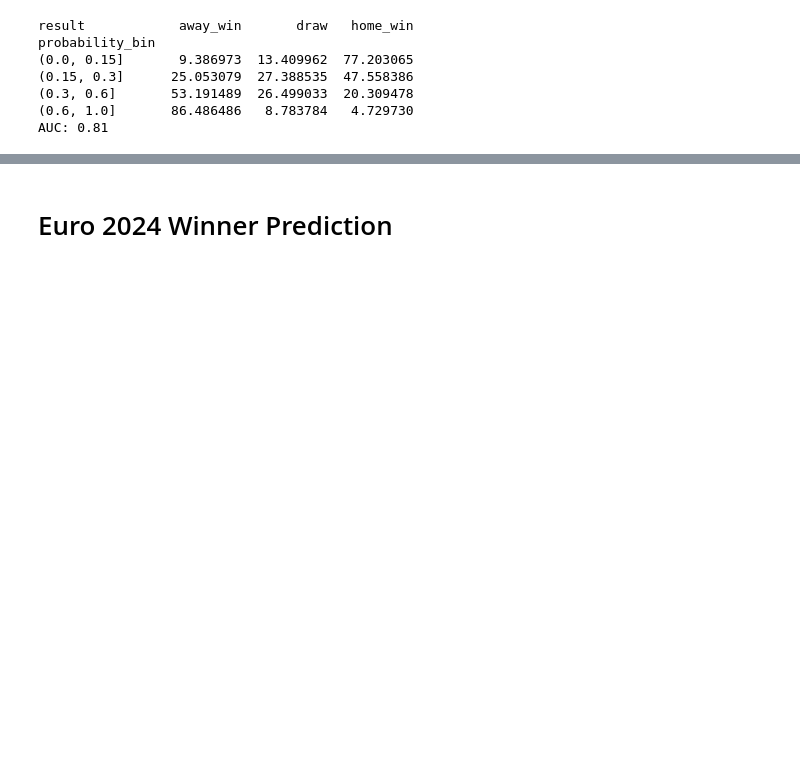
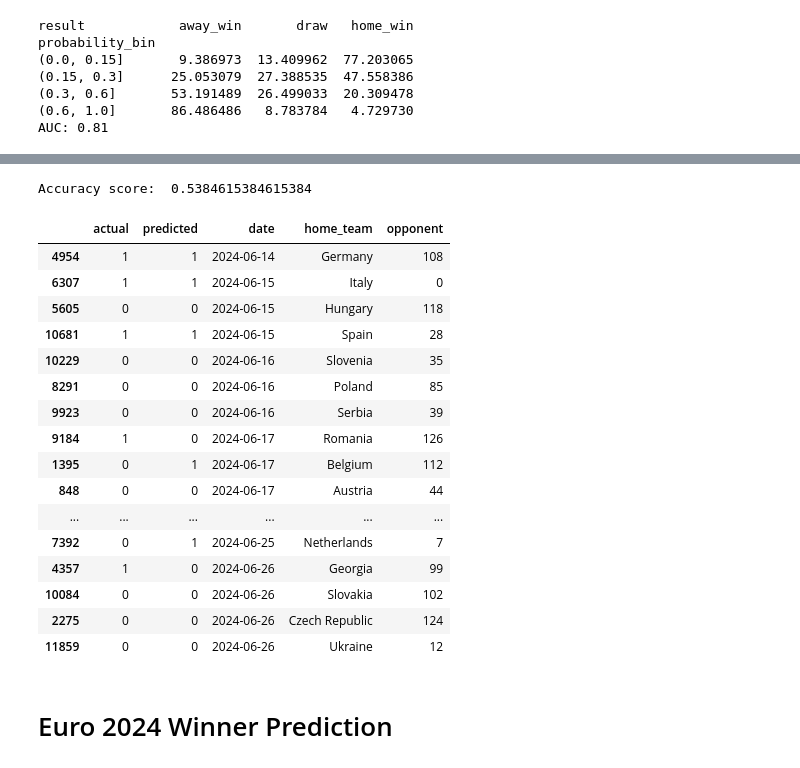
Before and after one commit to 0101dusica/RI-UEFA-Euro-2024, a Jupyter notebook: euro.ipynb, the cells around one changed output, grey strips where cells are left out. Drawn from its saved outputs; the diff is of its cells as text; code cells hidden in the pictures; blank space fills up the shorter version.

```diff
--- a/euro.ipynb
+++ b/euro.ipynb
@@ -559,0 +602,15 @@ AUC: 0.81
+# %%
+# Initialize and train the Random Forest model
+rf_model = RandomForestClassifier(n_estimators=100, min_samples_split=10, random_state=42)
+rf_model.fit(train[predictors], train["result"])
+
+# Make predictions on the test set
+preds = rf_model.predict(test[predictors])
+
+# Calculate the accuracy of the model
+error = accuracy_score(test["result"], preds)
+print("Accuracy score: ", error)
+
+# Create a DataFrame to compare actual and predicted results
+combined = pd.DataFrame(dict(actual=test["result"], predicted=preds))
+pd.crosstab(index=combined["actual"], columns=combined["predicted"])
@@ -560,3 +623,51 @@ AUC: 0.81
+# %%
+grouped_matches = data_rf.groupby("home_team")
+
+def rolling_averages(group):
+    group = group.sort_values("date")
+    return group
+
+matches_rolling = data_rf.groupby("home_team").apply(lambda x: rolling_averages(x))
+
+matches_rolling = matches_rolling.droplevel('home_team')
+matches_rolling.index = range(matches_rolling.shape[0])
+
+# Function to make predictions and calculate precision
+def make_predictions(data, predictors):
+    train = data[data["date"] < '2024-06-13']
+    test = data[data["date"] > '2024-06-13']
+    rf_model.fit(train[predictors], train["result"])
+    preds = rf_model.predict(test[predictors])
+    combined = pd.DataFrame(dict(actual=test["result"], predicted=preds), index=test.index)
+    error = precision_score(test["result"], preds)
+    return combined, error
+
+# Make predictions and calculate precision
+combined, error = make_predictions(matches_rolling, predictors)
+print("Accuracy score: ", error)
+
+combined = combined.merge(matches_rolling[["date", "home_team", "opponent"]], left_index=True, right_index=True)
+combined = combined.sort_values(by='date')
+combined
+# %% [output]
+Accuracy score:  0.5384615384615384
+|  | actual | predicted | date | home_team | opponent |
+| 4954 | 1 | 1 | 2024-06-14 | Germany | 108 |
+| 6307 | 1 | 1 | 2024-06-15 | Italy | 0 |
+| 5605 | 0 | 0 | 2024-06-15 | Hungary | 118 |
+| 10681 | 1 | 1 | 2024-06-15 | Spain | 28 |
+| 10229 | 0 | 0 | 2024-06-16 | Slovenia | 35 |
+| 8291 | 0 | 0 | 2024-06-16 | Poland | 85 |
+| 9923 | 0 | 0 | 2024-06-16 | Serbia | 39 |
+| 9184 | 1 | 0 | 2024-06-17 | Romania | 126 |
+| 1395 | 0 | 1 | 2024-06-17 | Belgium | 112 |
+| 848 | 0 | 0 | 2024-06-17 | Austria | 44 |
+| ... | ... | ... | ... | ... | ... |
+| 7392 | 0 | 1 | 2024-06-25 | Netherlands | 7 |
+| 4357 | 1 | 0 | 2024-06-26 | Georgia | 99 |
+| 10084 | 0 | 0 | 2024-06-26 | Slovakia | 102 |
+| 2275 | 0 | 0 | 2024-06-26 | Czech Republic | 124 |
+| 11859 | 0 | 0 | 2024-06-26 | Ukraine | 12 |
 # %% [markdown]
 # Euro 2024 Winner Prediction
 # %%
```
Also changed, not shown: parts of 10 cells of this notebook.
